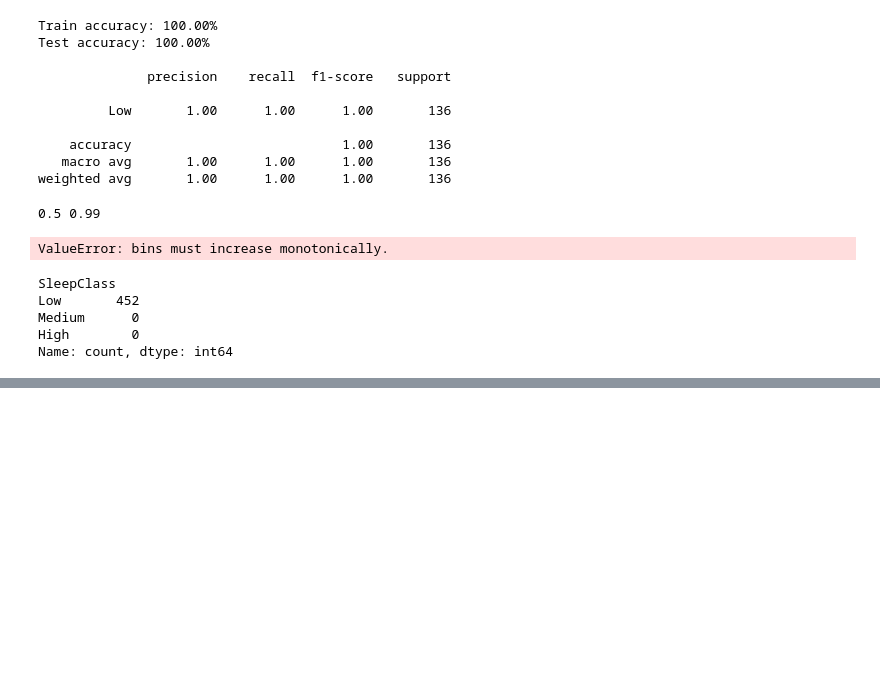
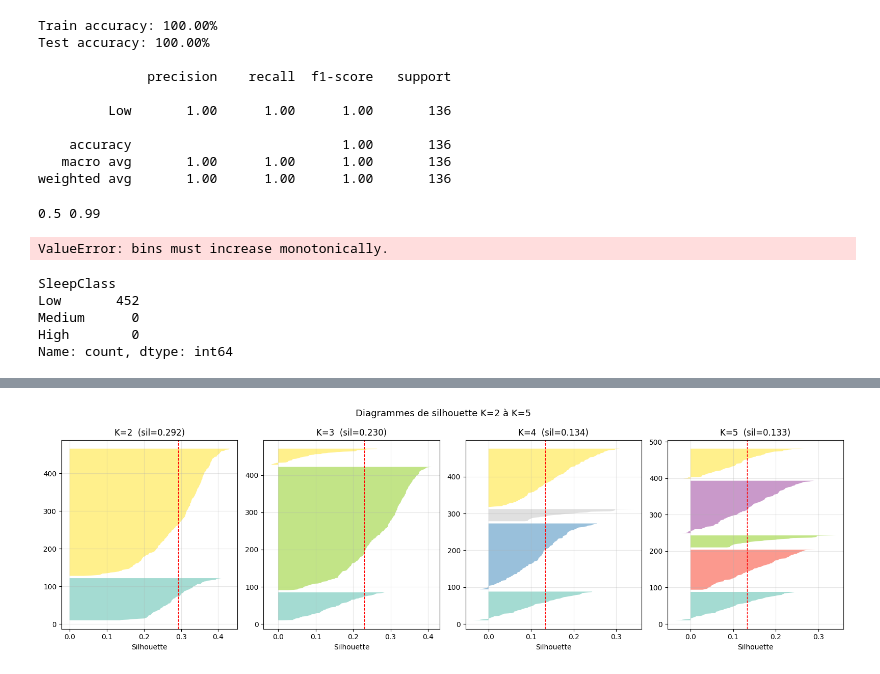
Before and after one commit to AhmedBousbih/Projet-analyse-de-donn-es, a Jupyter notebook: Projet_Analyse_de_données.ipynb, the cells around one changed output, grey strips where cells are left out. Saved outputs shown, nothing was run; the diff lists cells and outputs as text; code cells hidden in the pictures; blank space fills up the shorter version.

```diff
--- a/Projet_Analyse_de_données.ipynb
+++ b/Projet_Analyse_de_données.ipynb
@@ -565,0 +743,30 @@ Name: count, dtype: int64
+# %%
+fig, axes = plt.subplots(1, 4, figsize=(16, 5))
+
+for idx, k in enumerate(range(2, 6)):
+    km = KMeans(n_clusters=k, init='k-means++',
+                n_init='auto', max_iter=100, random_state=42)
+    labels = km.fit_predict(X_pca)
+    sil_vals_k = silhouette_samples(X_pca, labels)
+    avg_sil = silhouette_score(X_pca, labels)
+
+    colors = plt.cm.Set3(np.linspace(0, 1, k))
+    y_lower = 10
+
+    for i in range(k):
+        cluster_sil = np.sort(sil_vals_k[labels == i])
+        y_upper = y_lower + len(cluster_sil)
+        axes[idx].fill_betweenx(np.arange(y_lower, y_upper), 0, cluster_sil,
+                                facecolor=colors[i], alpha=0.8)
+        y_lower = y_upper + 5
+
+    axes[idx].axvline(x=avg_sil, color='red', linestyle='--', linewidth=1)
+    axes[idx].set_title(f'K={k}  (sil={avg_sil:.3f})')
+    axes[idx].set_xlabel('Silhouette')
+    axes[idx].grid(True, alpha=0.3)
+
+plt.suptitle('Diagrammes de silhouette K=2 à K=5', fontsize=13)
+plt.tight_layout()
+plt.show()
+# %% [output]
+[figure, added]
```
Also changed, not shown: parts of 19 cells of this notebook, 2 other files.
